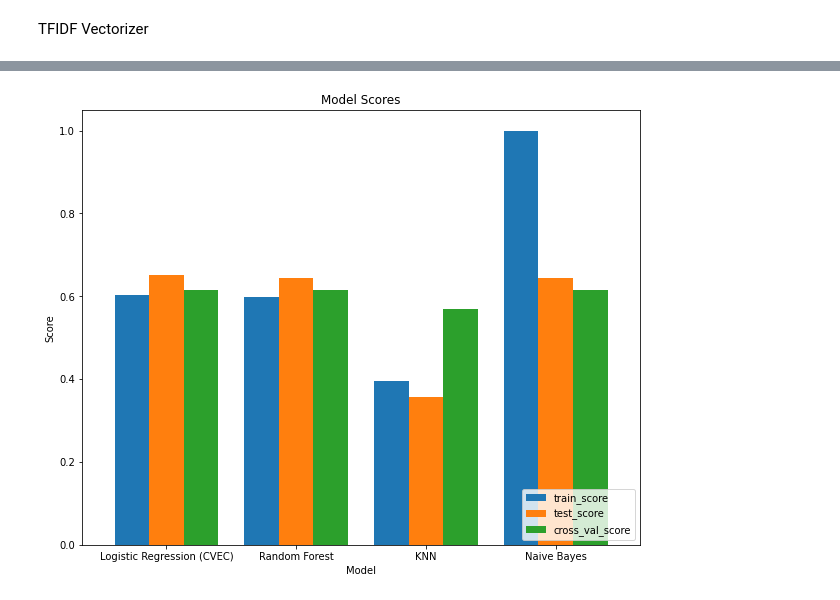
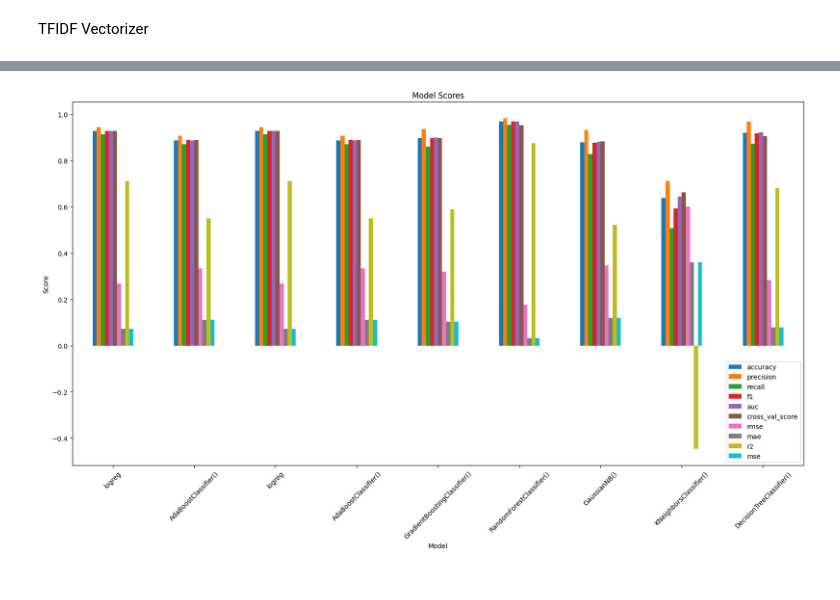
Before and after one commit to grahamwaters/Reddit-NLP-Analysis, a Jupyter notebook: notebooks/final_report_checkpoint.ipynb, the cells around one changed output, grey strips where cells are left out. Cells and saved outputs as stored; diff of their text form; code cells hidden in the pictures.

Commit message:
adds params dict

```diff
--- a/notebooks/final_report_checkpoint.ipynb
+++ b/notebooks/final_report_checkpoint.ipynb
@@ -546,11 +611,11 @@ def save_results(model,master_results_dataframe, y_test, y_pred, X_train, X_test
     """
 
     # evaluate the model
-    acc_score = accuracy_score(y_test, y_pred)
+    acc_score = accuracy_score(y_test, y_pred) # accuracy score for the model on the testing set
     cross_val = cross_val_score(model, X_train, y_train, cv=5).mean()
-    rmse = np.sqrt(mean_squared_error(y_test, y_pred))
-    mae = mean_absolute_error(y_test, y_pred)
-    r2 = r2_score(y_test, y_pred)
+    rmse = np.sqrt(mean_squared_error(y_test, y_pred)) # root mean squared error on the testing set
+    mae = mean_absolute_error(y_test, y_pred) # on the testing set
+    r2 = r2_score(y_test, y_pred) #
     mse = mean_squared_error(y_test, y_pred)
     fpr, tpr, thresholds = roc_curve(y_test, y_pred)
     auc_score = auc(fpr, tpr)
@@ -578,6 +643,31 @@ def save_results(model,master_results_dataframe, y_test, y_pred, X_train, X_test
     # calculate the area under the curve
     print(f'AUC score: {auc(fpr, tpr)}')
 
+
+    #  train score
+    train_score = model.score(X_train, y_train)
+    # test score
+    test_score = model.score(X_test, y_test)
+
+    # perform grid search to find the best parameters
+    # create a dictionary of parameters to search (for a logistic regression model)
+    params = {
+        'penalty': ['l1', 'l2'],
+        'C': [0.001, 0.01, 0.1, 1, 10, 100, 1000],
+        'solver': ['liblinear', 'saga']
+    }
+    # create a grid search object
+    grid_search = GridSearchCV(model, params, cv=5, verbose=1, n_jobs=-1)
+    # fit the grid search object to the training data
+    grid_search.fit(X_train, y_train)
+    # get the best parameters
+    best_params = grid_search.best_params_
+    # get the best score
+    best_score = grid_search.best_score_
+    print(f'best parameters: {best_params}')
+    print(f'best score: {best_score}')
+    # best params
+    best_params = model.best_params_
     # add the results to the master results dataframe using concat
     master_results_dataframe = pd.concat([master_results_dataframe, pd.DataFrame({'model': str(model), 'accuracy': acc_score, 'precision': precision, 'recall': recall, 'f1': f1, 'auc': auc_score, 'cross_val_score': cross_val, 'rmse': rmse, 'mae': mae, 'r2': r2, 'mse': mse}, index=[0])], ignore_index=True)
     # check the master results dataframe
@@ -843,4 +933,7 @@ true positive rate: [0.         0.87332977 1.        ]
 thresholds: [2 1 0]
 AUC score: 0.9222805352608003
 [figure]
+# %%
+# drop the duplicated logreg model row
+master_results_dataframe = master_results_dataframe.drop_duplicates(subset=['model'], keep='first')
 # %%
@@ -1492,12 +968,16 @@ model_scores_df.head()
 # %%
-# plot the model scores as a multi-bar chart with bars beside each other not stacked
-model_scores_df.plot(kind='bar', figsize=(10,8), x='model', y=['train_score', 'test_score', 'cross_val_score'])
+
+
+
+
+master_results_dataframe.plot.bar(x='model', y=['accuracy', 'precision', 'recall', 'f1', 'auc', 'cross_val_score', 'rmse', 'mae', 'r2', 'mse'], figsize=(20,10), title='Model Scores')
+
 plt.title('Model Scores')
 plt.xlabel('Model')
 plt.ylabel('Score')
 plt.xticks(rotation=45)
 plt.legend(loc='lower right')
 plt.savefig('../images/model_scores.png')
 plt.show();
 # %% [output]
-[figure, old version]
+[figure, new version]
```
Also changed, not shown: parts of 27 cells of this notebook, 1 other file.
